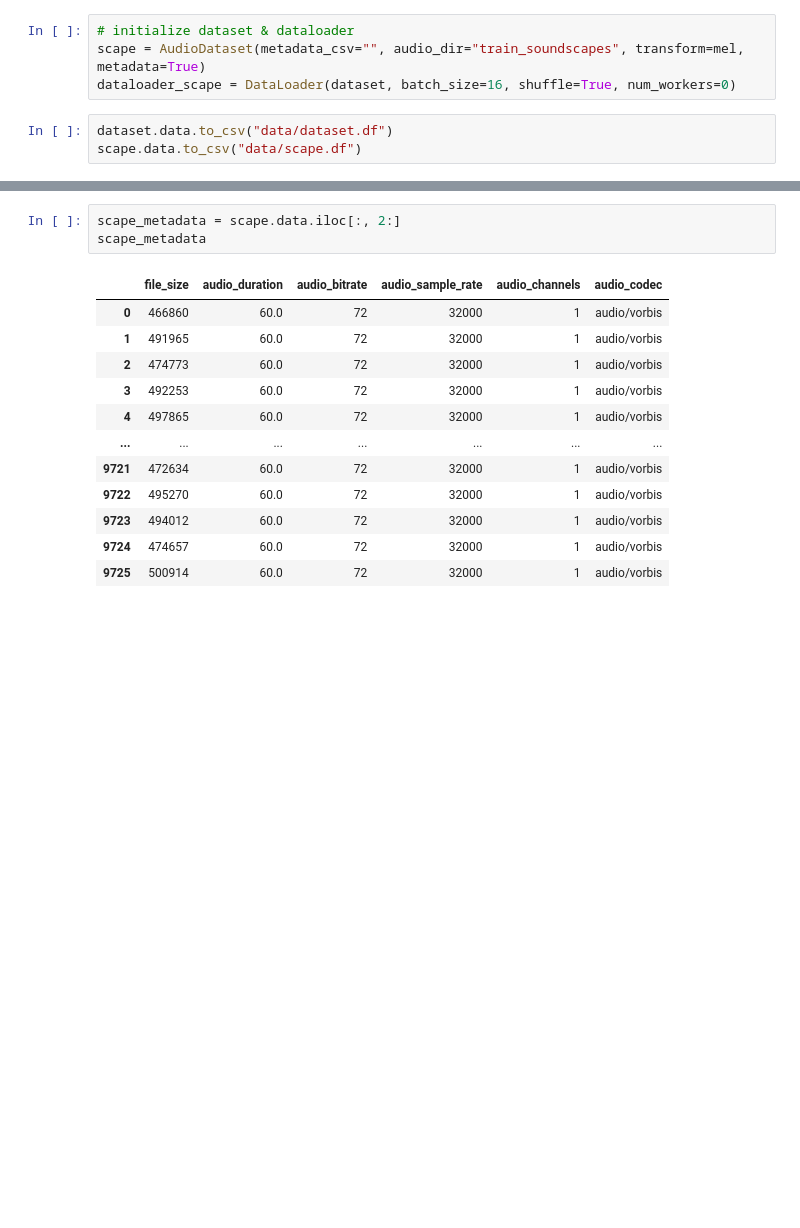
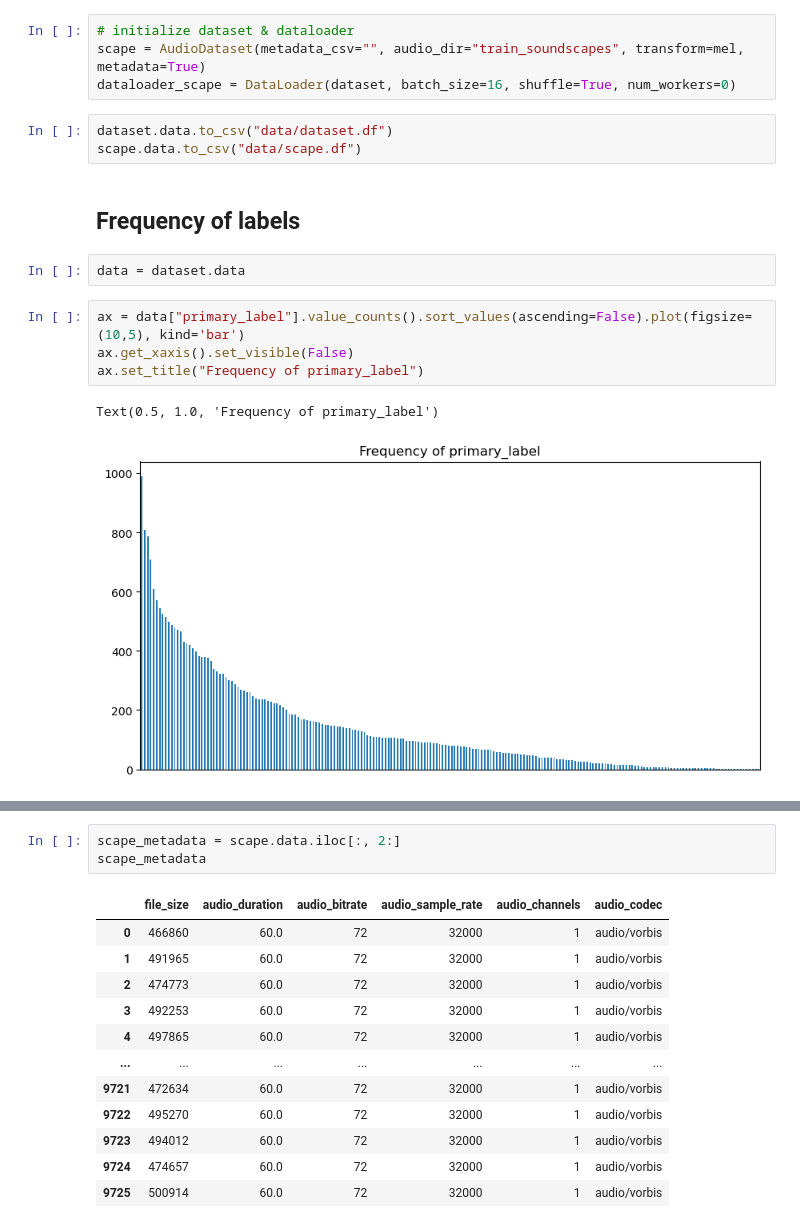
Before and after one commit to quercia-dev/birdclef2025, a Jupyter notebook: 01_Exploratory.ipynb, the cells around one changed output, grey strips where cells are left out. Saved outputs shown, nothing was run; the diff lists cells and outputs as text; blank space fills up the shorter version.

```diff
--- a/01_Exploratory.ipynb
+++ b/01_Exploratory.ipynb
@@ -199,3 +201,14 @@ dataloader_scape = DataLoader(dataset, batch_size=16, shuffle=True, num_workers=
 # %%
 dataset.data.to_csv("data/dataset.df")
 scape.data.to_csv("data/scape.df")
+# %% [markdown]
+## Frequency of labels
+# %%
+data = dataset.data
+# %%
+ax = data["primary_label"].value_counts().sort_values(ascending=False).plot(figsize=(10,5), kind='bar')
+ax.get_xaxis().set_visible(False)
+ax.set_title("Frequency of primary_label")
+# %% [output]
+Text(0.5, 1.0, 'Frequency of primary_label')
+[figure, added]
```
Also changed, not shown: parts of 16 cells of this notebook.
